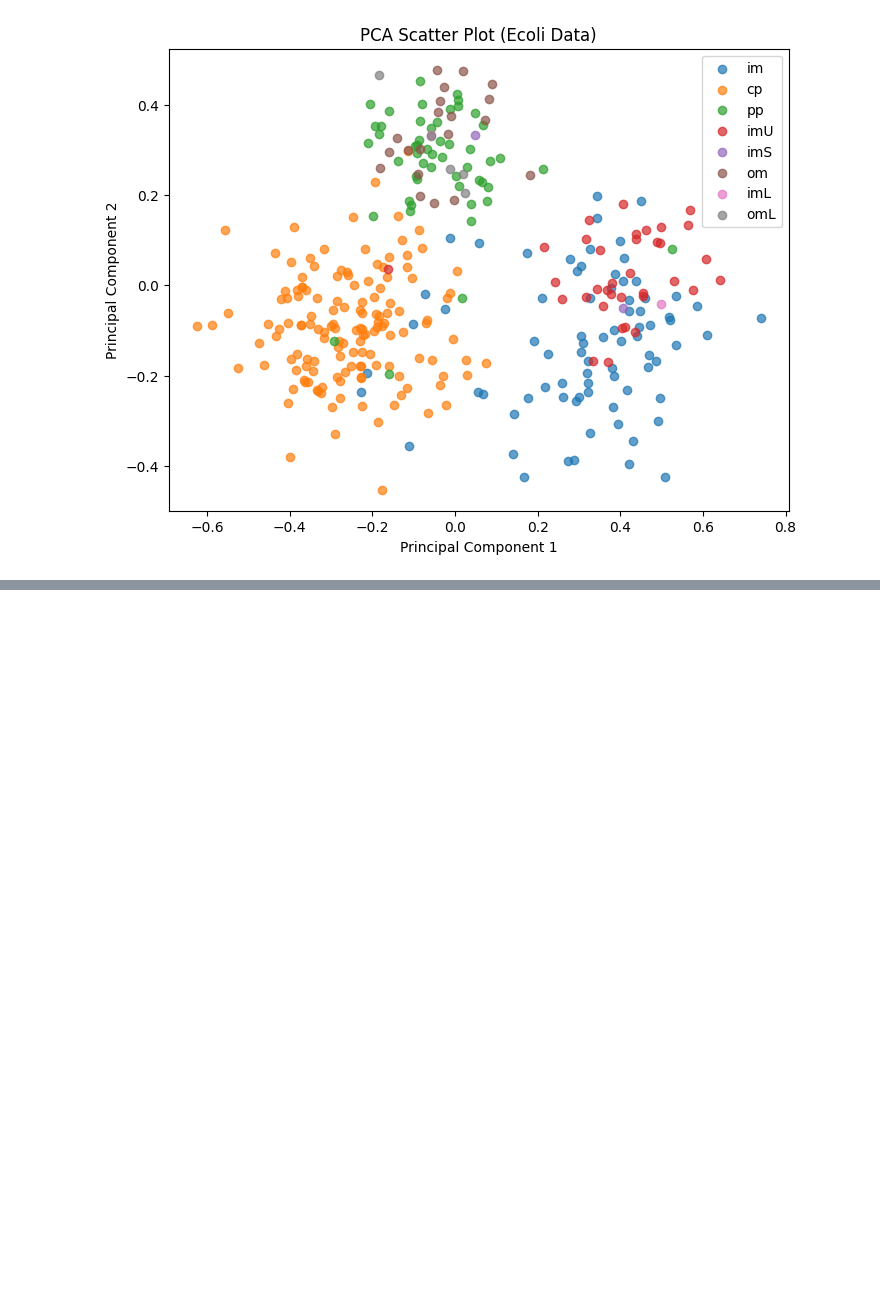
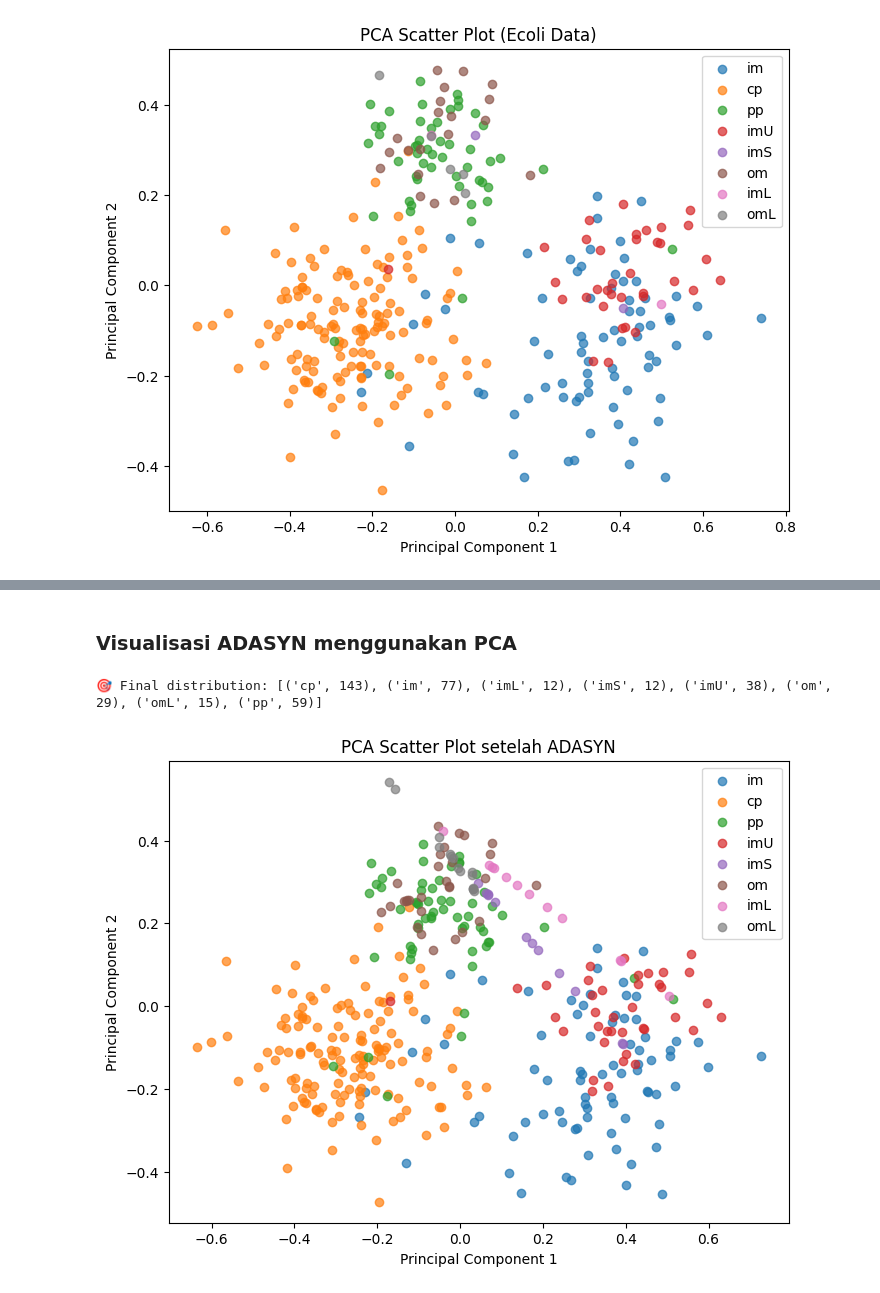
Before and after one commit to IlhamGd/PSD, a Jupyter notebook: _sources/preprocessing-Ecoli.ipynb, the cells around one changed output, grey strips where cells are left out. Cells and saved outputs as stored; diff of their text form; code cells hidden in the pictures; blank space fills up the shorter version.

```diff
--- a/_sources/preprocessing-Ecoli.ipynb
+++ b/_sources/preprocessing-Ecoli.ipynb
@@ -109,0 +267,31 @@ plt.show()
+# %% [markdown]
+### Visualisasi ADASYN menggunakan PCA
+# %%
+import matplotlib.pyplot as plt
+from sklearn.decomposition import PCA
+
+# --- Setelah ADASYN selesai ---
+print(f"\n🎯 Final distribution: {sorted(Counter(ns).items())}")
+
+# PCA ke 2 dimensi
+pca = PCA(n_components=2)
+X_pca = pca.fit_transform(nt)
+
+# Buat DataFrame hasil PCA untuk plotting
+df_pca = pd.DataFrame(X_pca, columns=["PC1", "PC2"])
+df_pca["class"] = ns.values if isinstance(ns, pd.Series) else ns  # pastikan ns bisa dipakai
+
+# Scatter plot
+plt.figure(figsize=(8,6))
+for c in df_pca["class"].unique():
+    subset = df_pca[df_pca["class"] == c]
+    plt.scatter(subset["PC1"], subset["PC2"], label=c, alpha=0.7)
+
+plt.title("PCA Scatter Plot setelah ADASYN")
+plt.xlabel("Principal Component 1")
+plt.ylabel("Principal Component 2")
+plt.legend()
+plt.show()
+# %% [output]
+🎯 Final distribution: [('cp', 143), ('im', 77), ('imL', 12), ('imS', 12), ('imU', 38), ('om', 29), ('omL', 15), ('pp', 59)]
+[figure, added]
```
Also changed, not shown: parts of 17 cells of this notebook, 10 other files.
